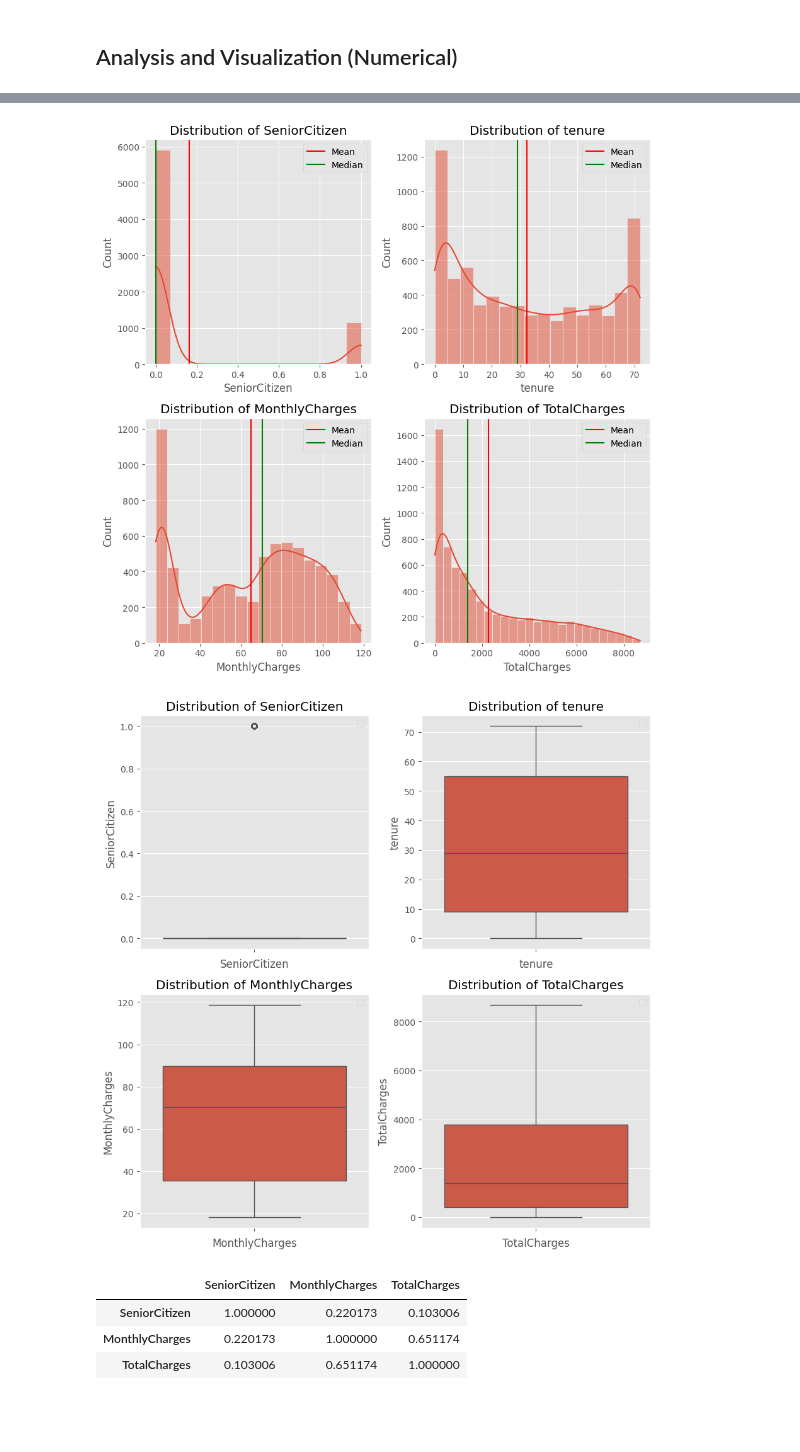
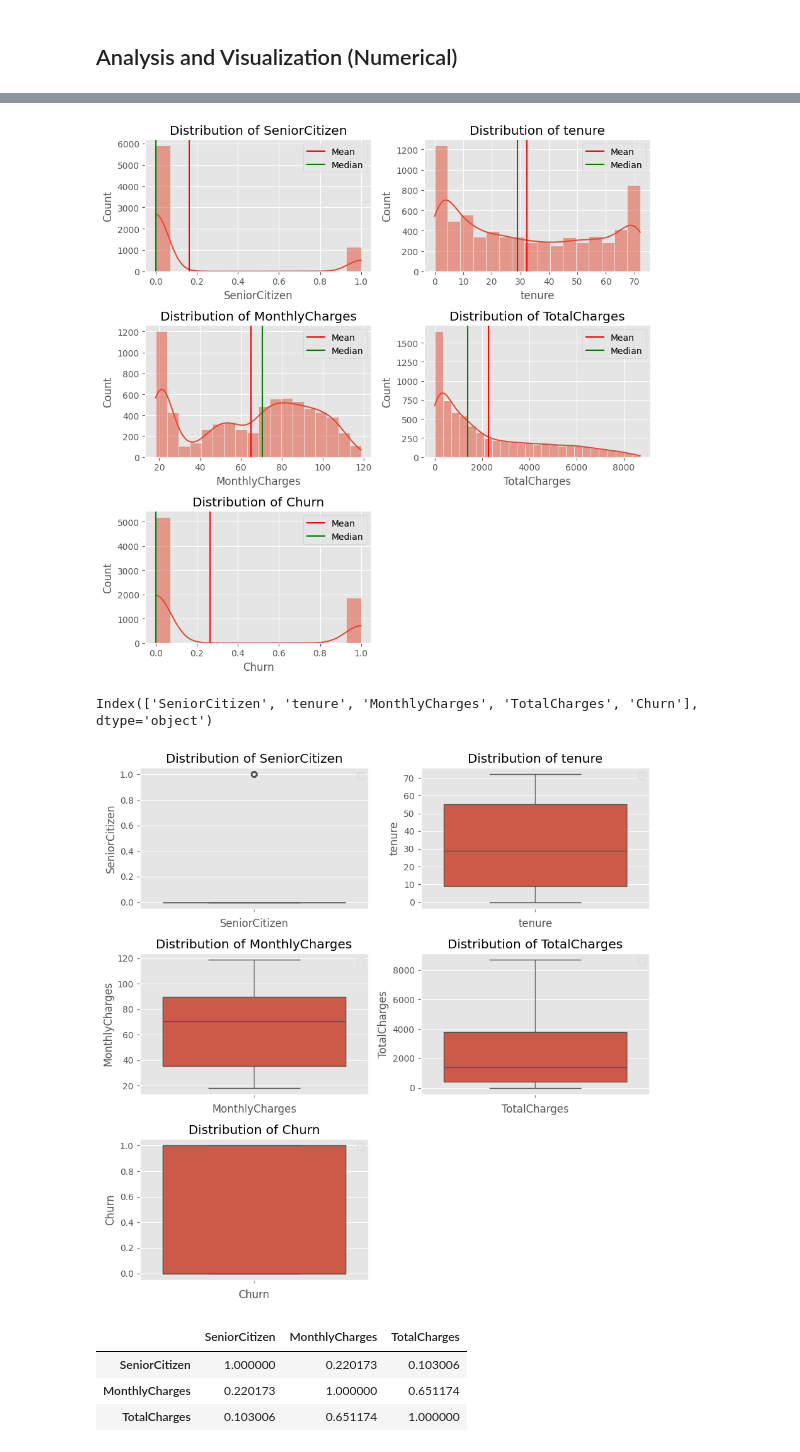
Before and after one commit to kumartusha/Machine_Learning_Fundamentals, a Jupyter notebook: ML_Projects/028_Customer_Churn_Prediction_ML_Advance/Customer Churn Prediction Model.ipynb, the cells around one changed output, grey strips where cells are left out. Drawn from its saved outputs; the diff is of its cells as text; code cells hidden in the pictures; blank space fills up the shorter version.

```diff
--- a/ML_Projects/028_Customer_Churn_Prediction_ML_Advance/Customer Churn Prediction Model.ipynb
+++ b/ML_Projects/028_Customer_Churn_Prediction_ML_Advance/Customer Churn Prediction Model.ipynb
@@ -322,7 +324,7 @@ dataset.describe()
 #  Visualize the numerical Columns.
 plt.figure(figsize=(9,9))
 for i, val in enumerate(dataset.describe().columns):
-    plt.subplot(2,2, i + 1)
+    plt.subplot(3,2, i + 1)
     sns.histplot(dataset[val], kde=True)
     plt.title(f"Distribution of {val}")
     plt.xlabel(val)
@@ -337,27 +339,31 @@ for i, val in enumerate(dataset.describe().columns):
 
 plt.show()
 # %% [output]
-[figure, old version]
+[figure, new version]
+# %%
+dataset.describe().columns
+# %% [output]
+Index(['SeniorCitizen', 'tenure', 'MonthlyCharges', 'TotalCharges', 'Churn'], dtype='object')
 # %%
 #  Visualize the numerical Columns.
 plt.figure(figsize=(9,9))
 for i, val in enumerate(dataset.describe().columns):
-    plt.subplot(2,2, i + 1)
+    plt.subplot(3,2, i + 1)
     sns.boxplot(dataset[val])
     plt.title(f"Distribution of {val}")
     plt.xlabel(val)
     plt.tight_layout()
     # #  Calculate the mean and the median Value for the Column.
     # col_mean = dataset[val].mean()
     # col_median = dataset[val].median()
     # #  Add Vertical Line for Mean and the Median.
     # plt.axvline(col_mean, color = "red", linestyle = "-", label = "Mean")
     # plt.axvline(col_median, color = "green", linestyle = "-", label = "Median")
     plt.legend()
 
 plt.show()
 # %% [output]
-[figure, old version]
+[figure, new version]
 # %%
 #  PLot the HeatMap for the Numerical Columns.
 # dataset.describe().columns
```
Also changed, not shown: parts of 15 cells of this notebook, 26 other files.
